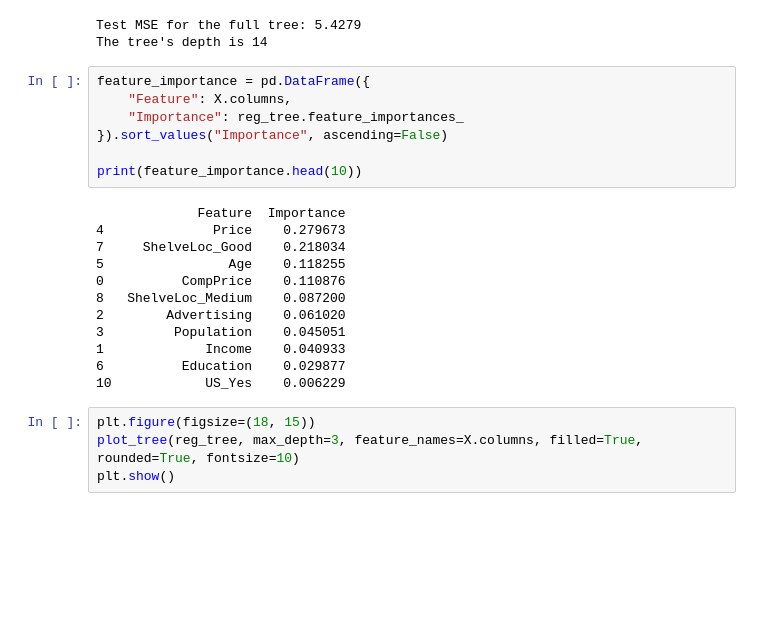
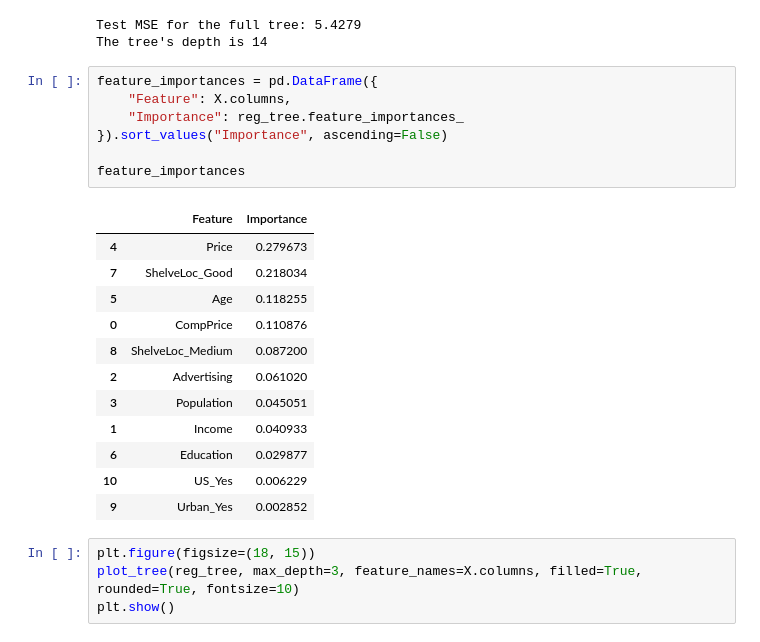
Before and after one commit to pzuehlke/ISLP, a Jupyter notebook: chapter_08_exercises/chapter_08_exercise_08.ipynb, the cells around one changed output. Cells and saved outputs as stored; diff of their text form; blank space fills up the shorter version.

```diff
--- a/chapter_08_exercise_08.ipynb
+++ b/chapter_08_exercises/chapter_08_exercise_08.ipynb
@@ -75,24 +84,25 @@ print(f"The tree's depth is {reg_tree.get_depth()}")
 Test MSE for the full tree: 5.4279
 The tree's depth is 14
 # %%
-feature_importance = pd.DataFrame({
+feature_importances = pd.DataFrame({
     "Feature": X.columns,
     "Importance": reg_tree.feature_importances_
 }).sort_values("Importance", ascending=False)
 
-print(feature_importance.head(10))
+feature_importances
 # %% [output]
-             Feature  Importance
-4              Price    0.279673
-7     ShelveLoc_Good    0.218034
-5                Age    0.118255
-0          CompPrice    0.110876
-8   ShelveLoc_Medium    0.087200
-2        Advertising    0.061020
-3         Population    0.045051
-1             Income    0.040933
-6          Education    0.029877
-10            US_Yes    0.006229
+|  | Feature | Importance |
+| 4 | Price | 0.279673 |
+| 7 | ShelveLoc_Good | 0.218034 |
+| 5 | Age | 0.118255 |
+| 0 | CompPrice | 0.110876 |
+| 8 | ShelveLoc_Medium | 0.087200 |
+| 2 | Advertising | 0.061020 |
+| 3 | Population | 0.045051 |
+| 1 | Income | 0.040933 |
+| 6 | Education | 0.029877 |
+| 10 | US_Yes | 0.006229 |
+| 9 | Urban_Yes | 0.002852 |
 # %%
 plt.figure(figsize=(18, 15))
 plot_tree(reg_tree, max_depth=3, feature_names=X.columns, filled=True, rounded=True, fontsize=10)
```
Also changed, not shown: parts of 24 cells of this notebook, 12 other files.
